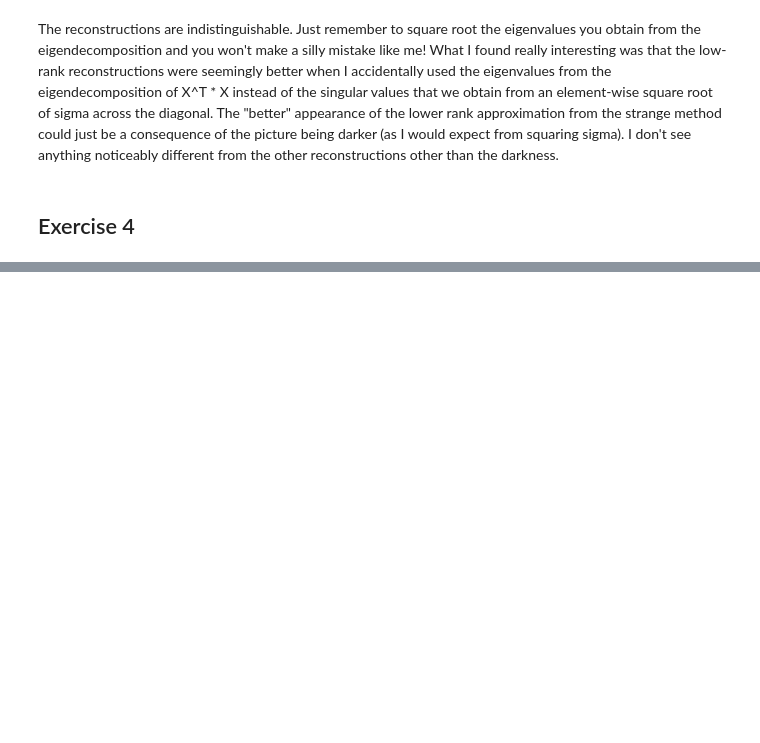
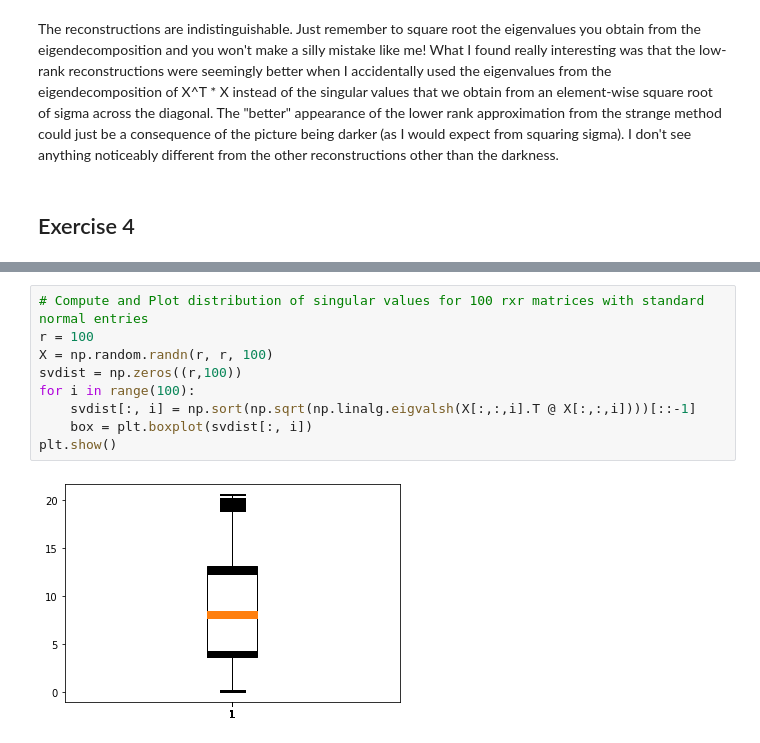
Before and after one commit to stochasticallyconverging/datadrivenengineering, a Jupyter notebook: svd.ipynb, the cells around one changed output, grey strips where cells are left out. Cells and saved outputs as stored; diff of their text form; blank space fills up the shorter version.

```diff
--- a/svd.ipynb
+++ b/svd.ipynb
@@ -144,0 +158,11 @@ The reconstructions are indistinguishable. Just remember to square root the eige
+# %%
+# Compute and Plot distribution of singular values for 100 rxr matrices with standard normal entries
+r = 100
+X = np.random.randn(r, r, 100)
+svdist = np.zeros((r,100))
+for i in range(100):
+    svdist[:, i] = np.sort(np.sqrt(np.linalg.eigvalsh(X[:,:,i].T @ X[:,:,i])))[::-1]
+    box = plt.boxplot(svdist[:, i])
+plt.show()
+# %% [output]
+[figure, added]
```
Also changed, not shown: parts of 31 cells of this notebook, 1 other file.
